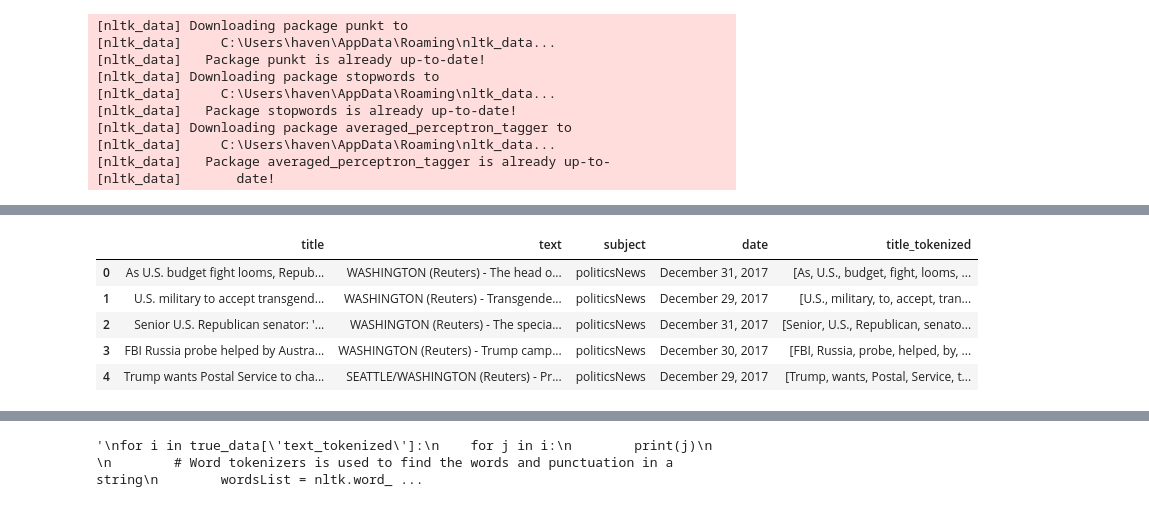
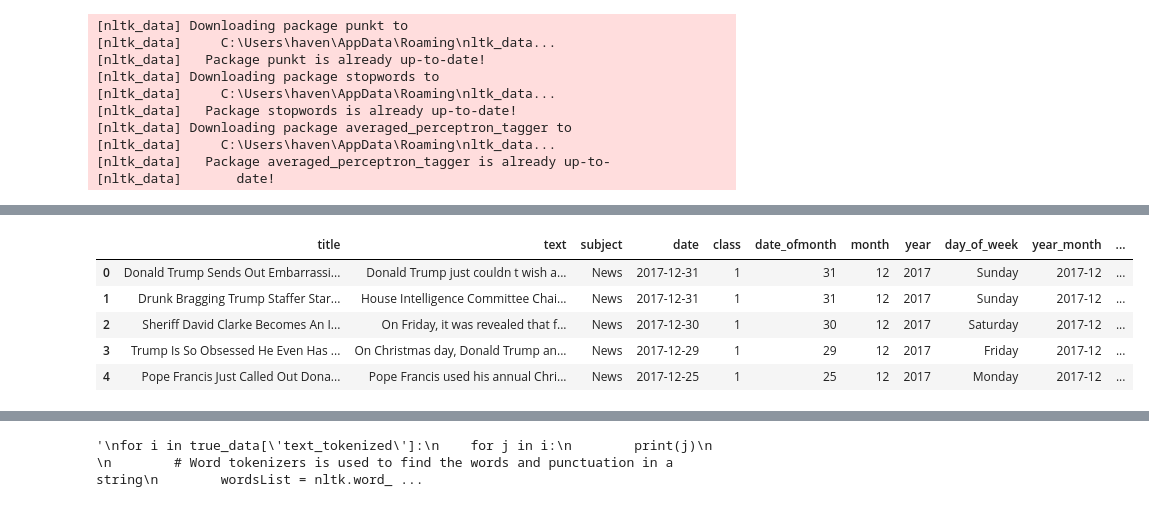
Before and after one commit to brandonyhr98/BT4222-Group-Project, a Jupyter notebook: master_dataset/lingustics.ipynb, the cells around one changed output, grey strips where cells are left out. Cells and saved outputs as stored; diff of their text form; code cells hidden in the pictures.

```diff
--- a/master_dataset/lingustics.ipynb
+++ b/master_dataset/lingustics.ipynb
@@ -23,6 +23,6 @@ stop_words = set(stopwords.words('english'))
 [nltk_data]   Package averaged_perceptron_tagger is already up-to-
 [nltk_data]       date!
 # %%
-true_data = pd.read_csv("True.csv")
-true_data.head()
+data = pd.read_csv("merged_cleaned.csv")
+data.head()
 # %% [output]
@@ -45,11 +35,10 @@ fake_data.head()
 # %%
-#true_data['text_tokenized'] = true_data['text'].apply(lambda t: sent_tokenize(t)) # Tokenize by sentence
-true_data['title_tokenized'] = true_data['title'].apply(lambda t: word_tokenize(t)) # Tokenize by word
-true_data.head()
+data['title_tokenized'] = data['title_without_stopwords'].apply(lambda t: word_tokenize(t)) # Tokenize by word
+data.head()
 # %% [output]
-|  | title | text | subject | date | title_tokenized |
-| 0 | As U.S. budget fight looms, Repub... | WASHINGTON (Reuters) - The head o... | politicsNews | December 31, 2017 | [As, U.S., budget, fight, looms, ... |
-| 1 | U.S. military to accept transgend... | WASHINGTON (Reuters) - Transgende... | politicsNews | December 29, 2017 | [U.S., military, to, accept, tran... |
-| 2 | Senior U.S. Republican senator: '... | WASHINGTON (Reuters) - The specia... | politicsNews | December 31, 2017 | [Senior, U.S., Republican, senato... |
-| 3 | FBI Russia probe helped by Austra... | WASHINGTON (Reuters) - Trump camp... | politicsNews | December 30, 2017 | [FBI, Russia, probe, helped, by, ... |
-| 4 | Trump wants Postal Service to cha... | SEATTLE/WASHINGTON (Reuters) - Pr... | politicsNews | December 29, 2017 | [Trump, wants, Postal, Service, t... |
+|  | title | text | subject | date | class | date_ofmonth | month | year | day_of_week | year_month | ... |
+| 0 | Donald Trump Sends Out Embarrassi... | Donald Trump just couldn t wish a... | News | 2017-12-31 | 1 | 31 | 12 | 2017 | Sunday | 2017-12 | ... |
+| 1 | Drunk Bragging Trump Staffer Star... | House Intelligence Committee Chai... | News | 2017-12-31 | 1 | 31 | 12 | 2017 | Sunday | 2017-12 | ... |
+| 2 | Sheriff David Clarke Becomes An I... | On Friday, it was revealed that f... | News | 2017-12-30 | 1 | 30 | 12 | 2017 | Saturday | 2017-12 | ... |
+| 3 | Trump Is So Obsessed He Even Has ... | On Christmas day, Donald Trump an... | News | 2017-12-29 | 1 | 29 | 12 | 2017 | Friday | 2017-12 | ... |
+| 4 | Pope Francis Just Called Out Dona... | Pope Francis used his annual Chri... | News | 2017-12-25 | 1 | 25 | 12 | 2017 | Monday | 2017-12 | ... |
```
Also changed, not shown: parts of 9 cells of this notebook.
